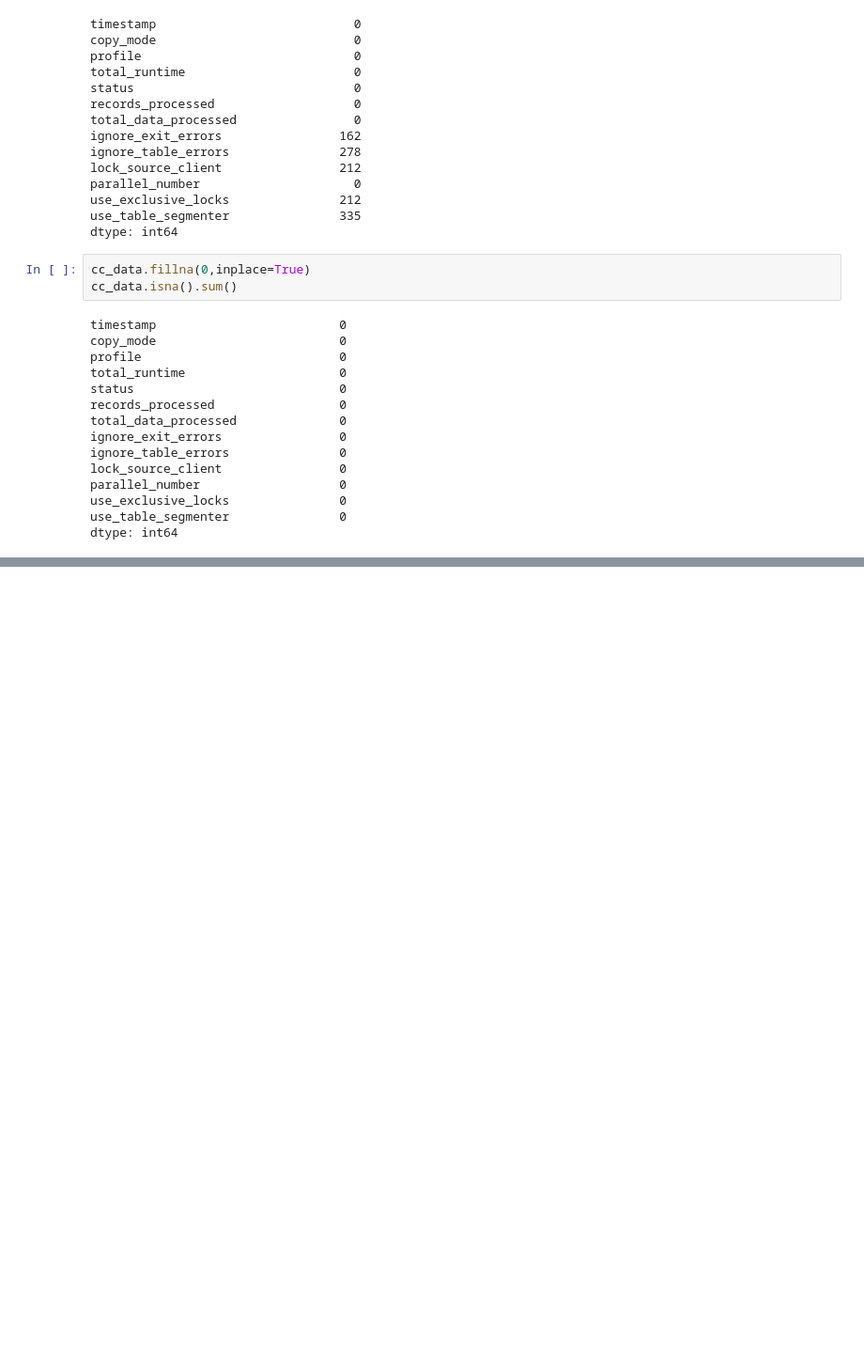
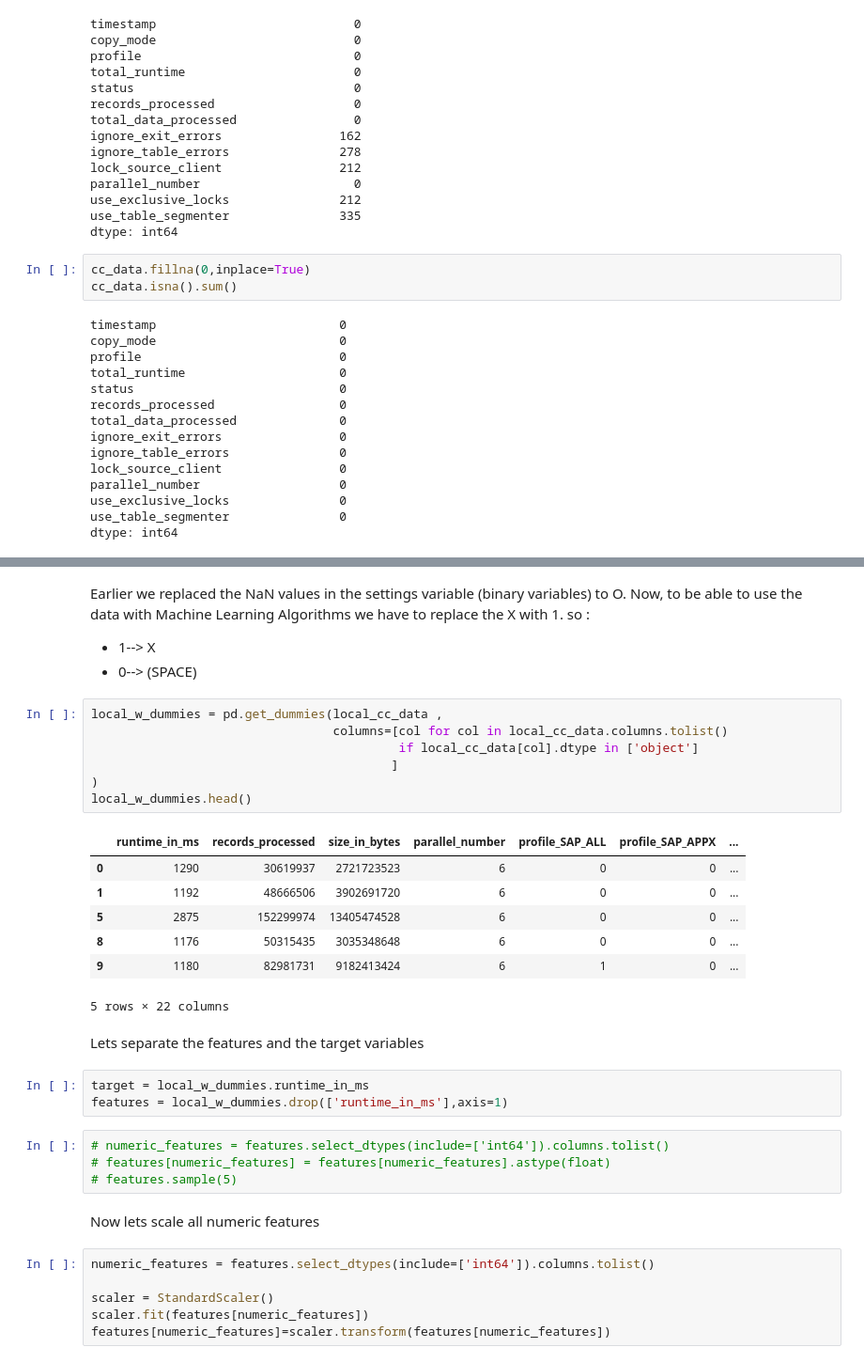
Before and after one commit to subhasisj/python-projects, a Jupyter notebook: Machine Learning Projects/Client Copy/Client Copy Data Exploration.ipynb, the cells around one changed output, grey strips where cells are left out. Shown at 94% size. Cells and saved outputs as stored; diff of their text form; blank space fills up the shorter version.

```diff
--- a/Machine Learning Projects/Client Copy/Client Copy Data Exploration.ipynb
+++ b/Machine Learning Projects/Client Copy/Client Copy Data Exploration.ipynb
@@ -137,0 +233,37 @@ dtype: object
+# %% [markdown]
+Earlier we replaced the NaN values in the settings variable (binary variables) to O. Now, to be able to use the data with Machine Learning Algorithms we have to replace the X with 1.
+so :
+- 1--> X
+- 0--> (SPACE)
+# %%
+local_w_dummies = pd.get_dummies(local_cc_data ,
+                                 columns=[col for col in local_cc_data.columns.tolist()
+                                          if local_cc_data[col].dtype in ['object']
+                                         ]
+)
+local_w_dummies.head()
+# %% [output]
+|  | runtime_in_ms | records_processed | size_in_bytes | parallel_number | profile_SAP_ALL | profile_SAP_APPX | ... |
+| 0 | 1290 | 30619937 | 2721723523 | 6 | 0 | 0 | ... |
+| 1 | 1192 | 48666506 | 3902691720 | 6 | 0 | 0 | ... |
+| 5 | 2875 | 152299974 | 13405474528 | 6 | 0 | 0 | ... |
+| 8 | 1176 | 50315435 | 3035348648 | 6 | 0 | 0 | ... |
+| 9 | 1180 | 82981731 | 9182413424 | 6 | 1 | 0 | ... |
+5 rows × 22 columns
+# %% [markdown]
+Lets separate the features and the target variables
+# %%
+target = local_w_dummies.runtime_in_ms
+features = local_w_dummies.drop(['runtime_in_ms'],axis=1)
+# %%
+# numeric_features = features.select_dtypes(include=['int64']).columns.tolist()
+# features[numeric_features] = features[numeric_features].astype(float)
+# features.sample(5)
+# %% [markdown]
+Now lets scale all numeric features
+# %%
+numeric_features = features.select_dtypes(include=['int64']).columns.tolist()
+
+scaler = StandardScaler()
+scaler.fit(features[numeric_features])
+features[numeric_features]=scaler.transform(features[numeric_features])
```
Also changed, not shown: parts of 25 cells of this notebook.
